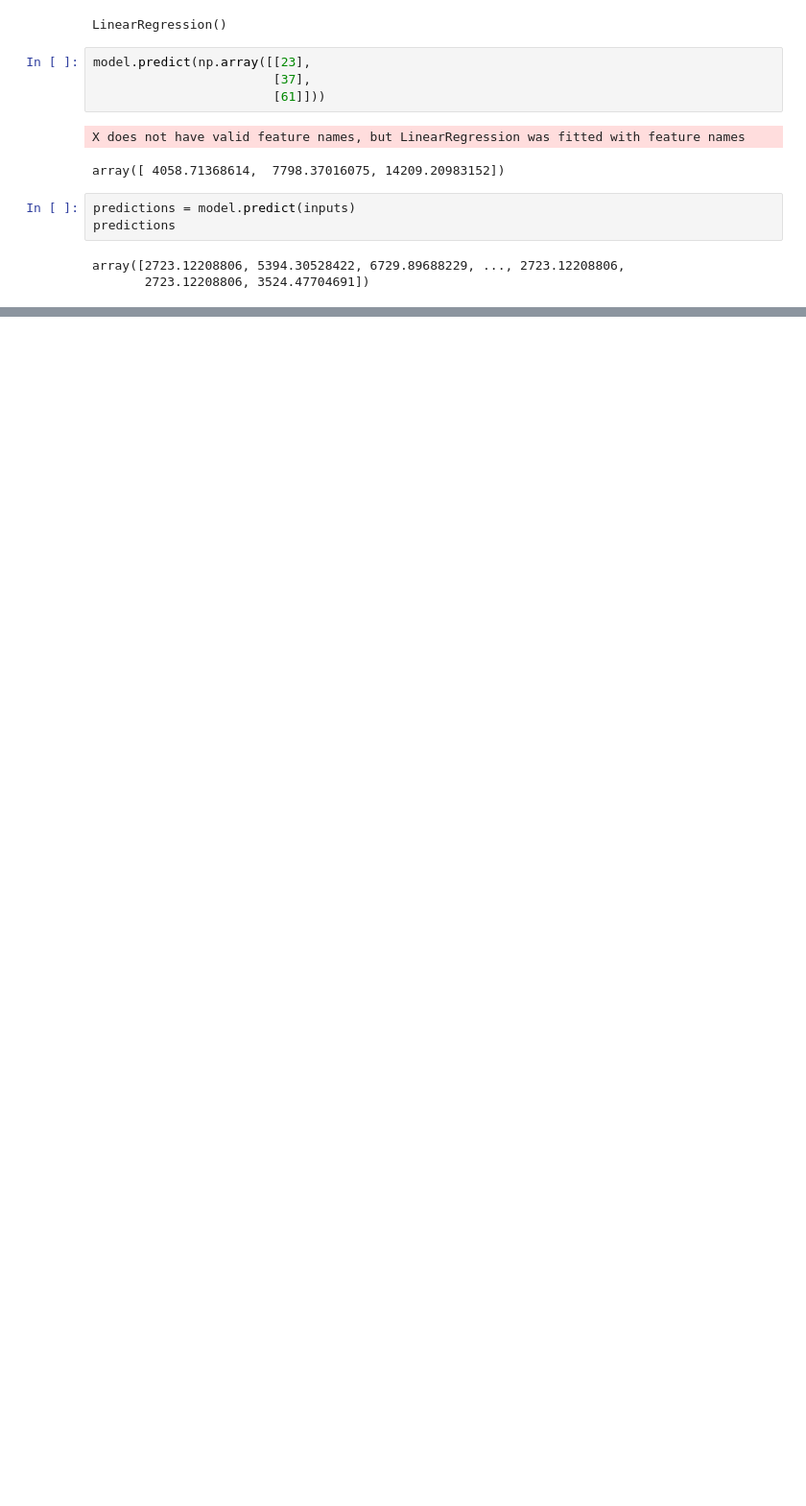
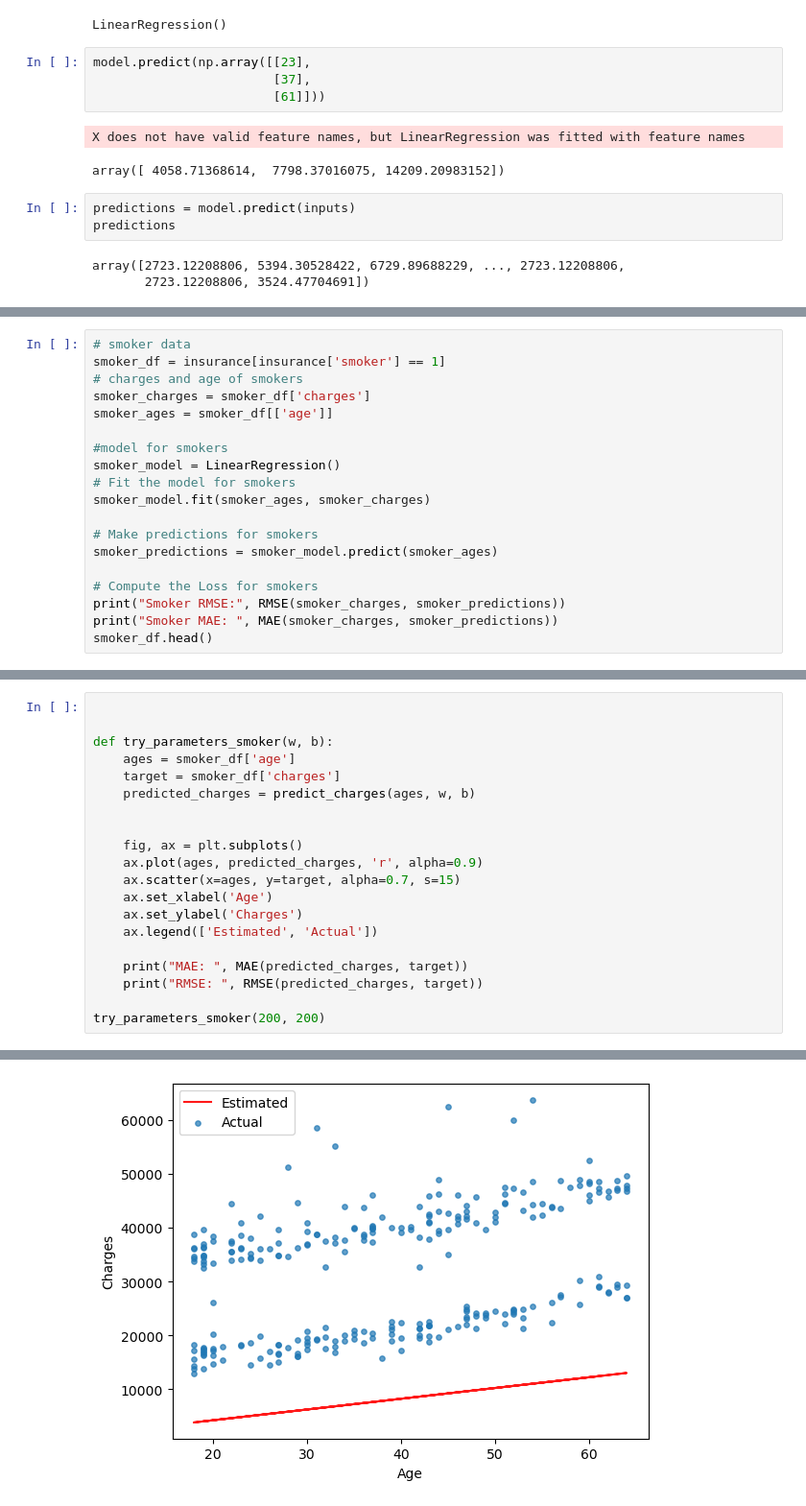
Before and after one commit to bashiir-code/ML-Project---Health-Insurance-Cost-Prediction, a Jupyter notebook: linear_regression.ipynb, the cells around one changed output, grey strips where cells are left out. Shown at 96% size. Saved outputs shown, nothing was run; the diff lists cells and outputs as text; blank space fills up the shorter version.

```diff
--- a/linear_regression.ipynb
+++ b/linear_regression.ipynb
@@ -589,0 +685,19 @@ array([2723.12208806, 5394.30528422, 6729.89688229, ..., 2723.12208806,
+# %%
+# smoker data
+smoker_df = insurance[insurance['smoker'] == 1]
+# charges and age of smokers
+smoker_charges = smoker_df['charges']
+smoker_ages = smoker_df[['age']]
+
+#model for smokers
+smoker_model = LinearRegression()
+# Fit the model for smokers
+smoker_model.fit(smoker_ages, smoker_charges)
+
+# Make predictions for smokers
+smoker_predictions = smoker_model.predict(smoker_ages)
+
+# Compute the Loss for smokers
+print("Smoker RMSE:", RMSE(smoker_charges, smoker_predictions))
+print("Smoker MAE: ", MAE(smoker_charges, smoker_predictions))
+smoker_df.head()
@@ -589,0 +715,21 @@ array([2723.12208806, 5394.30528422, 6729.89688229, ..., 2723.12208806,
+# %%
+
+
+def try_parameters_smoker(w, b):
+    ages = smoker_df['age']
+    target = smoker_df['charges']
+    predicted_charges = predict_charges(ages, w, b)
+
+
+    fig, ax = plt.subplots()
+    ax.plot(ages, predicted_charges, 'r', alpha=0.9)
+    ax.scatter(x=ages, y=target, alpha=0.7, s=15)
+    ax.set_xlabel('Age')
+    ax.set_ylabel('Charges')
+    ax.legend(['Estimated', 'Actual'])
+
+    print("MAE: ", MAE(predicted_charges, target))
+    print("RMSE: ", RMSE(predicted_charges, target))
+
+try_parameters_smoker(200, 200)
+# %% [output]
@@ -589,0 +738 @@ array([2723.12208806, 5394.30528422, 6729.89688229, ..., 2723.12208806,
+[figure, added]
```
Also changed, not shown: parts of 28 cells of this notebook, 1 other file.
